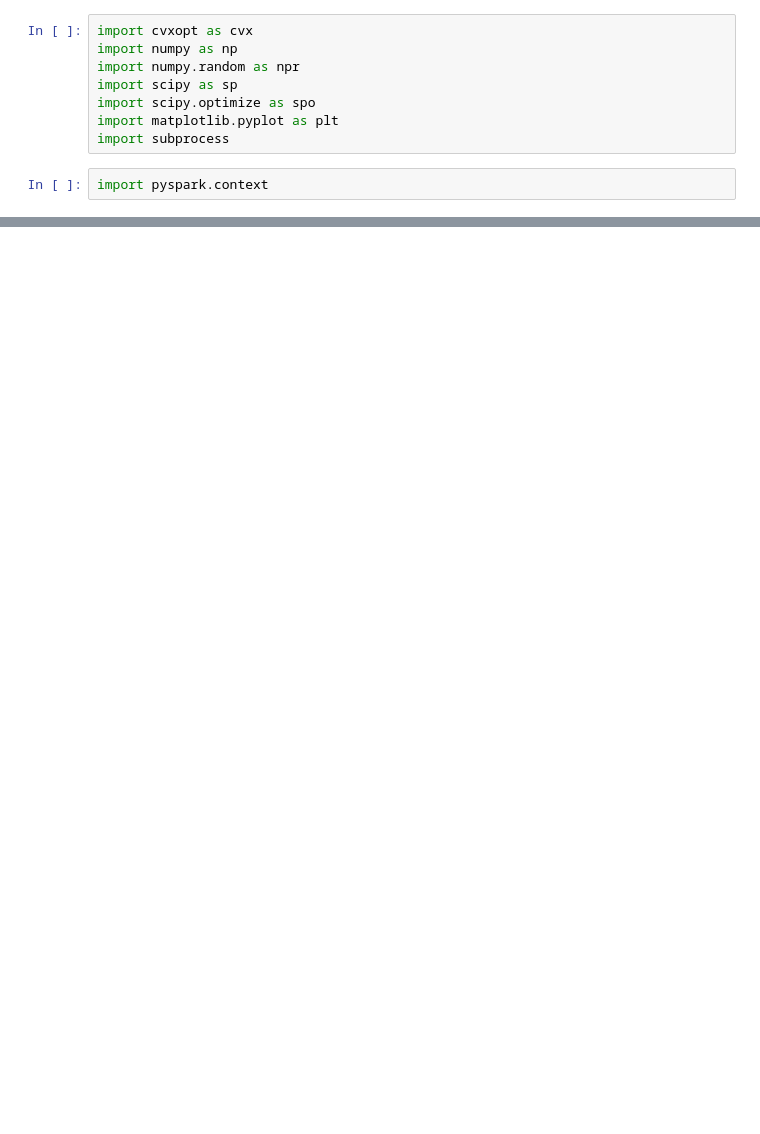
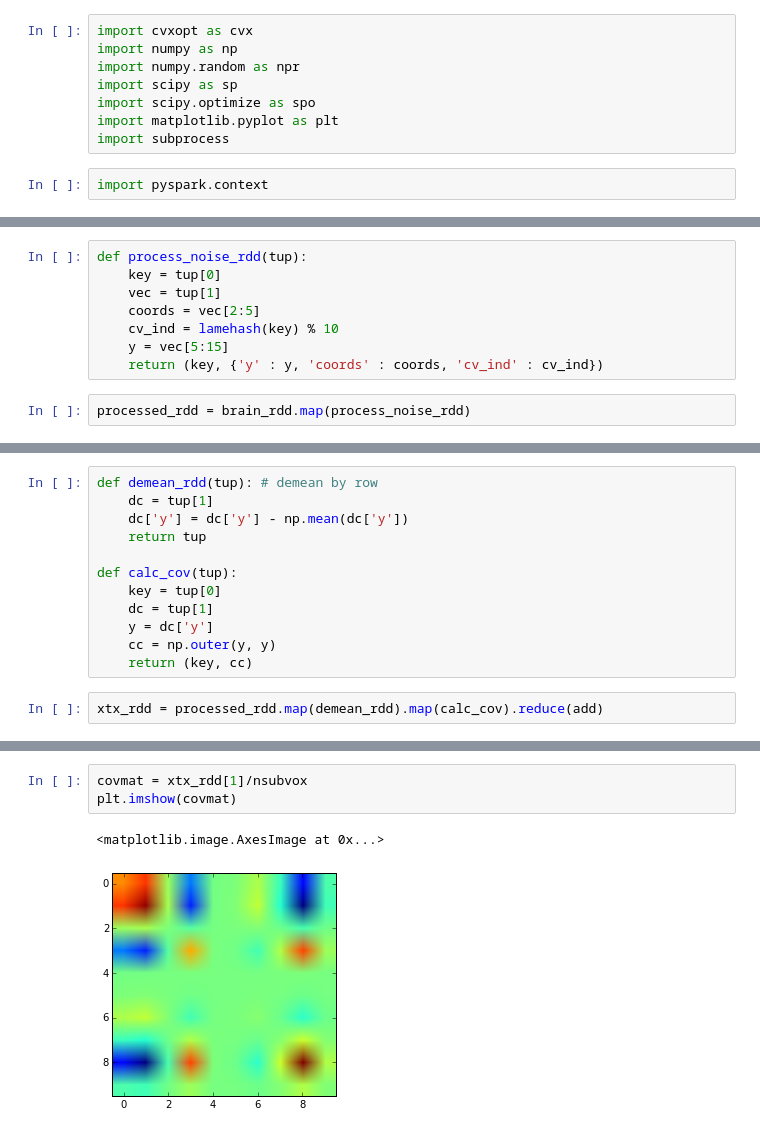
Before and after one commit to snarles/donuts2, a Jupyter notebook: spark/noise_est_single.ipynb, the cells around one changed output, grey strips where cells are left out. Cells and saved outputs as stored; diff of their text form; blank space fills up the shorter version.

```diff
--- a/spark/noise_est_single.ipynb
+++ b/spark/noise_est_single.ipynb
@@ -57,0 +88,10 @@ Py4JNetworkError: An error occurred while trying to connect to the Java server
+# %%
+def process_noise_rdd(tup):
+    key = tup[0]
+    vec = tup[1]
+    coords = vec[2:5]
+    cv_ind = lamehash(key) % 10
+    y = vec[5:15]
+    return (key, {'y' : y, 'coords' : coords, 'cv_ind' : cv_ind})
+# %%
+processed_rdd = brain_rdd.map(process_noise_rdd)
@@ -57,0 +106,14 @@ Py4JNetworkError: An error occurred while trying to connect to the Java server
+# %%
+def demean_rdd(tup): # demean by row
+    dc = tup[1]
+    dc['y'] = dc['y'] - np.mean(dc['y'])
+    return tup
+
+def calc_cov(tup):
+    key = tup[0]
+    dc = tup[1]
+    y = dc['y']
+    cc = np.outer(y, y)
+    return (key, cc)
+# %%
+xtx_rdd = processed_rdd.map(demean_rdd).map(calc_cov).reduce(add)
@@ -57,0 +135,6 @@ Py4JNetworkError: An error occurred while trying to connect to the Java server
+# %%
+covmat = xtx_rdd[1]/nsubvox
+plt.imshow(covmat)
+# %% [output]
+<matplotlib.image.AxesImage at 0x...>
+[figure, added]
```
Also changed, not shown: parts of 21 cells of this notebook.
